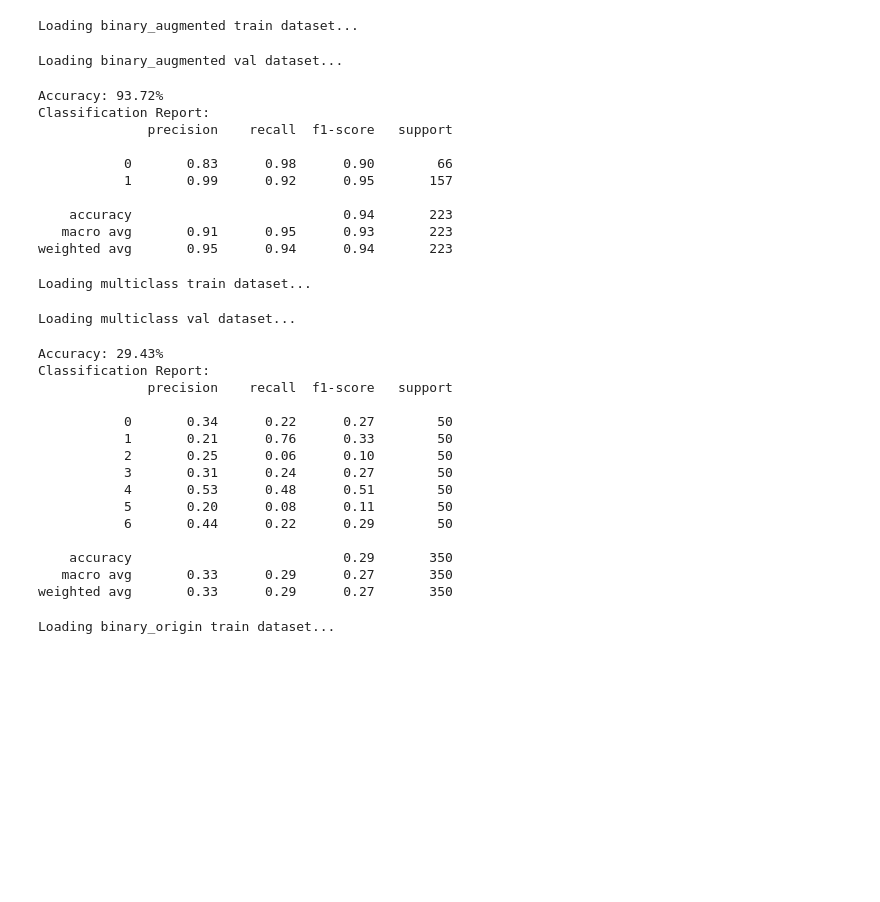
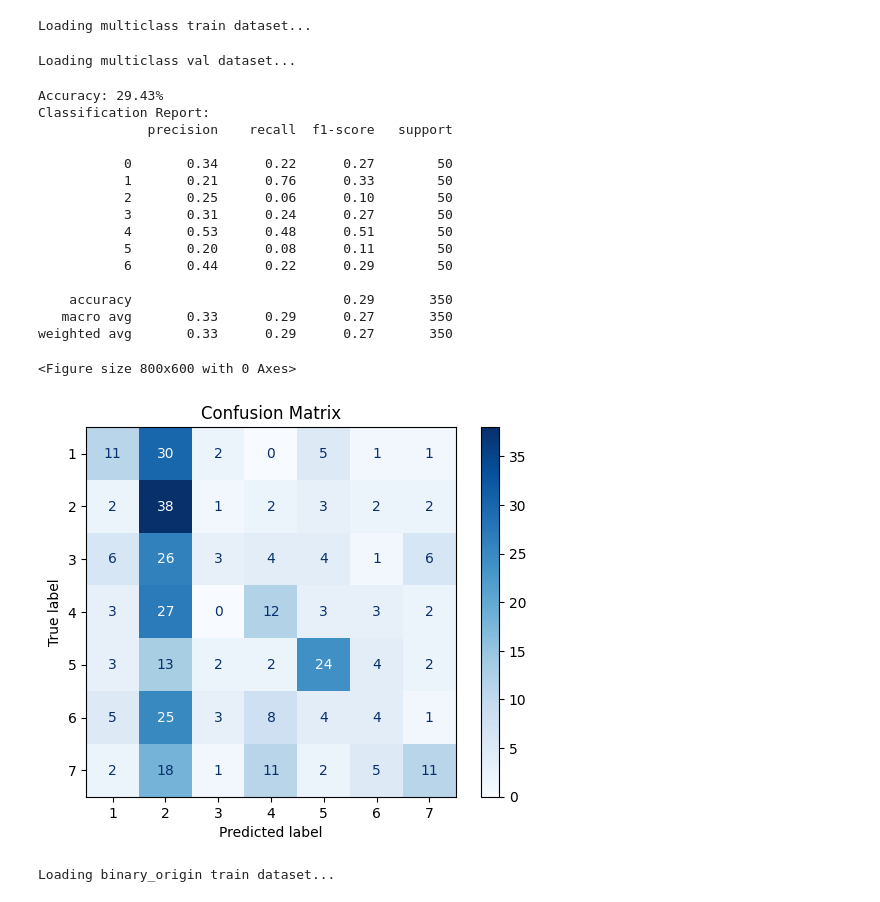
Before and after one commit to minhducnguyen2602/ds107, a Jupyter notebook: main.ipynb, the cells around one changed output. Cells and saved outputs as stored; diff of their text form; code cells hidden in the pictures; blank space fills up the shorter version.

```diff
--- a/main.ipynb
+++ b/main.ipynb
@@ -26,58 +83,43 @@ weighted avg       0.92      0.92      0.92        24
 # %%
 from data_loader import DataLoader
 from paper_model import Model
 
-dataset_name = "binary_augmented"
+dataset_name = "multiclass"
 dataloader = DataLoader( dataset_name=dataset_name, extract_features=True)
 
 model = Model('svm')
 
 model.train(dataloader.X_train, dataloader.y_train)
 y_pred = model.predict(dataloader.X_test)
 model.evaluate(dataloader.y_test, y_pred)
+cm = confusion_matrix(dataloader.y_test, y_pred)
+
+# Display confusion matrix
+disp = ConfusionMatrixDisplay(confusion_matrix=cm, display_labels=['1', '2', '3', '4', '5', '6', '7'])
+plt.figure(figsize=(8, 6))
+disp.plot(cmap=plt.cm.Blues)
+plt.title('Confusion Matrix')
+plt.show()
 # %% [output]
-Loading binary_augmented train dataset...
+Loading multiclass train dataset...
-Loading binary_augmented val dataset...
+Loading multiclass val dataset...
-Accuracy: 93.72%
+Accuracy: 29.43%
 Classification Report:
               precision    recall  f1-score   support
 
-           0       0.83      0.98      0.90        66
-           1       0.99      0.92      0.95       157
+           0       0.34      0.22      0.27        50
+           1       0.21      0.76      0.33        50
+           2       0.25      0.06      0.10        50
+           3       0.31      0.24      0.27        50
+           4       0.53      0.48      0.51        50
+           5       0.20      0.08      0.11        50
+           6       0.44      0.22      0.29        50
 
-    accuracy                           0.94       223
-   macro avg       0.91      0.95      0.93       223
-weighted avg       0.95      0.94      0.94       223
+    accuracy                           0.29       350
+   macro avg       0.33      0.29      0.27       350
+weighted avg       0.33      0.29      0.27       350
+<Figure size 800x600 with 0 Axes>
+[figure, added]
-# %%
-from data_loader import DataLoader
-from paper_model import Model
-
-dataset_name = "multiclass"
-dataloader = DataLoader( dataset_name=dataset_name, extract_features=True)
-
-model = Model('svm')
-
-model.train(dataloader.X_train, dataloader.y_train)
-y_pred = model.predict(dataloader.X_test)
-model.evaluate(dataloader.y_test, y_pred)
-# %% [output]
-Loading multiclass train dataset...
-Loading multiclass val dataset...
-Accuracy: 29.43%
-Classification Report:
-              precision    recall  f1-score   support
-
-           0       0.34      0.22      0.27        50
-           1       0.21      0.76      0.33        50
-           2       0.25      0.06      0.10        50
-           3       0.31      0.24      0.27        50
-           4       0.53      0.48      0.51        50
-           5       0.20      0.08      0.11        50
-           6       0.44      0.22      0.29        50
-
-    accuracy                           0.29       350
-   macro avg       0.33      0.29      0.27       350
-weighted avg       0.33      0.29      0.27       350
 # %%
 from data_loader import DataLoader
 from cnn import CustomCNN
```
Also changed, not shown: parts of 3 cells of this notebook, 3 other files.
